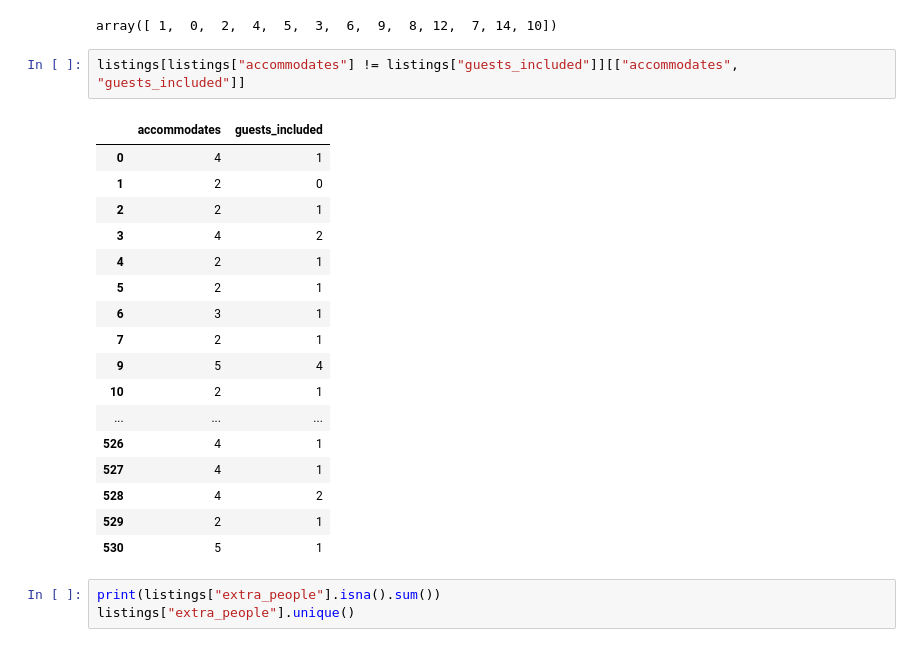
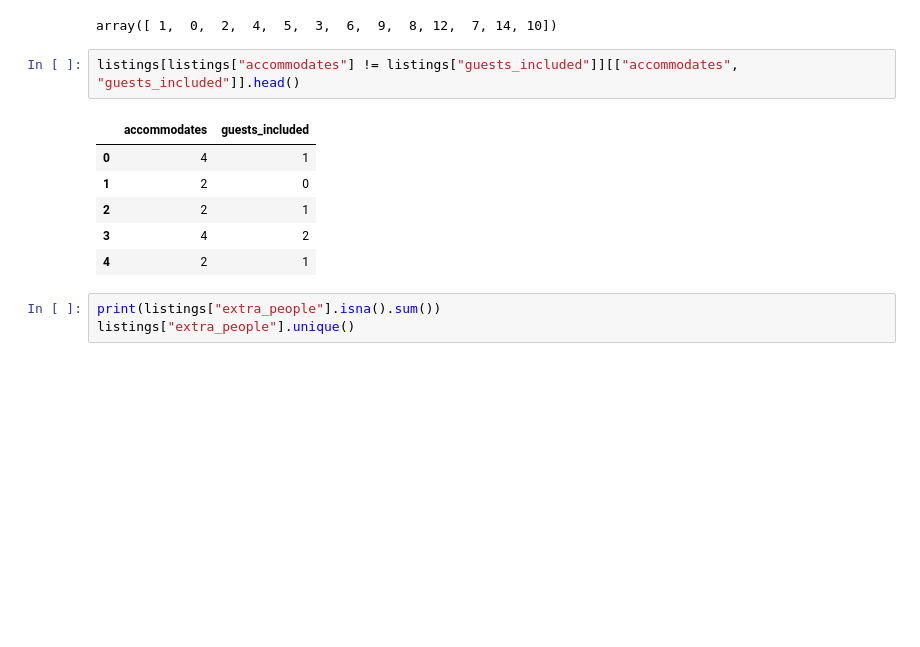
Before and after one commit to MehzHats/Boston-Data-Analysis, a Jupyter notebook: Boston_Airbnb_EDA.ipynb, the cells around one changed output. Saved outputs shown, nothing was run; the diff lists cells and outputs as text; blank space fills up the shorter version.

```diff
--- a/Boston_Airbnb_EDA.ipynb
+++ b/Boston_Airbnb_EDA.ipynb
@@ -565,25 +541,14 @@ listings["guests_included"].unique()
 0
 array([ 1,  0,  2,  4,  5,  3,  6,  9,  8, 12,  7, 14, 10])
 # %%
-listings[listings["accommodates"] != listings["guests_included"]][["accommodates", "guests_included"]]
+listings[listings["accommodates"] != listings["guests_included"]][["accommodates", "guests_included"]].head()
 # %% [output]
 |  | accommodates | guests_included |
 | 0 | 4 | 1 |
 | 1 | 2 | 0 |
 | 2 | 2 | 1 |
 | 3 | 4 | 2 |
 | 4 | 2 | 1 |
-| 5 | 2 | 1 |
-| 6 | 3 | 1 |
-| 7 | 2 | 1 |
-| 9 | 5 | 4 |
-| 10 | 2 | 1 |
-| ... | ... | ... |
-| 526 | 4 | 1 |
-| 527 | 4 | 1 |
-| 528 | 4 | 2 |
-| 529 | 2 | 1 |
-| 530 | 5 | 1 |
 # %%
 print(listings["extra_people"].isna().sum())
 listings["extra_people"].unique()
```
Also changed, not shown: parts of 9 cells of this notebook.
